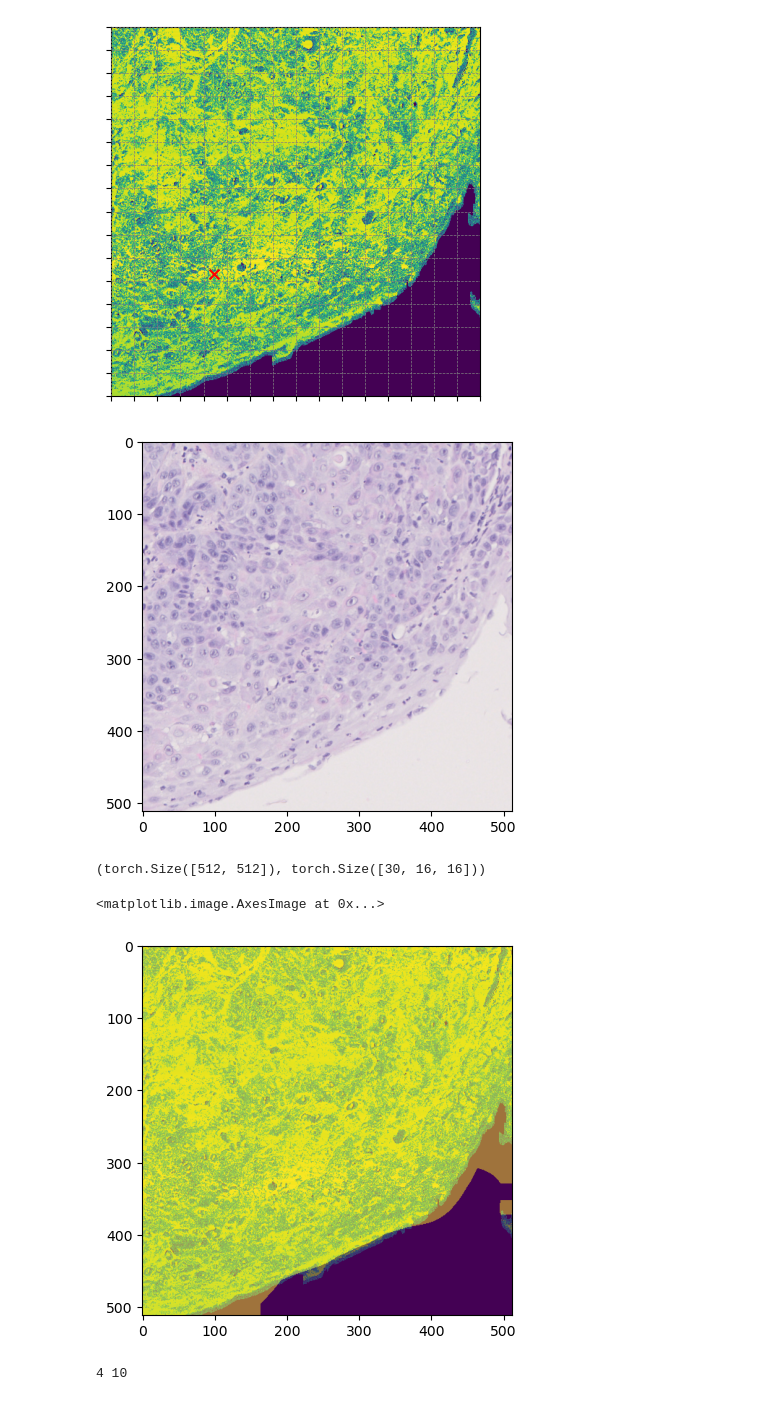
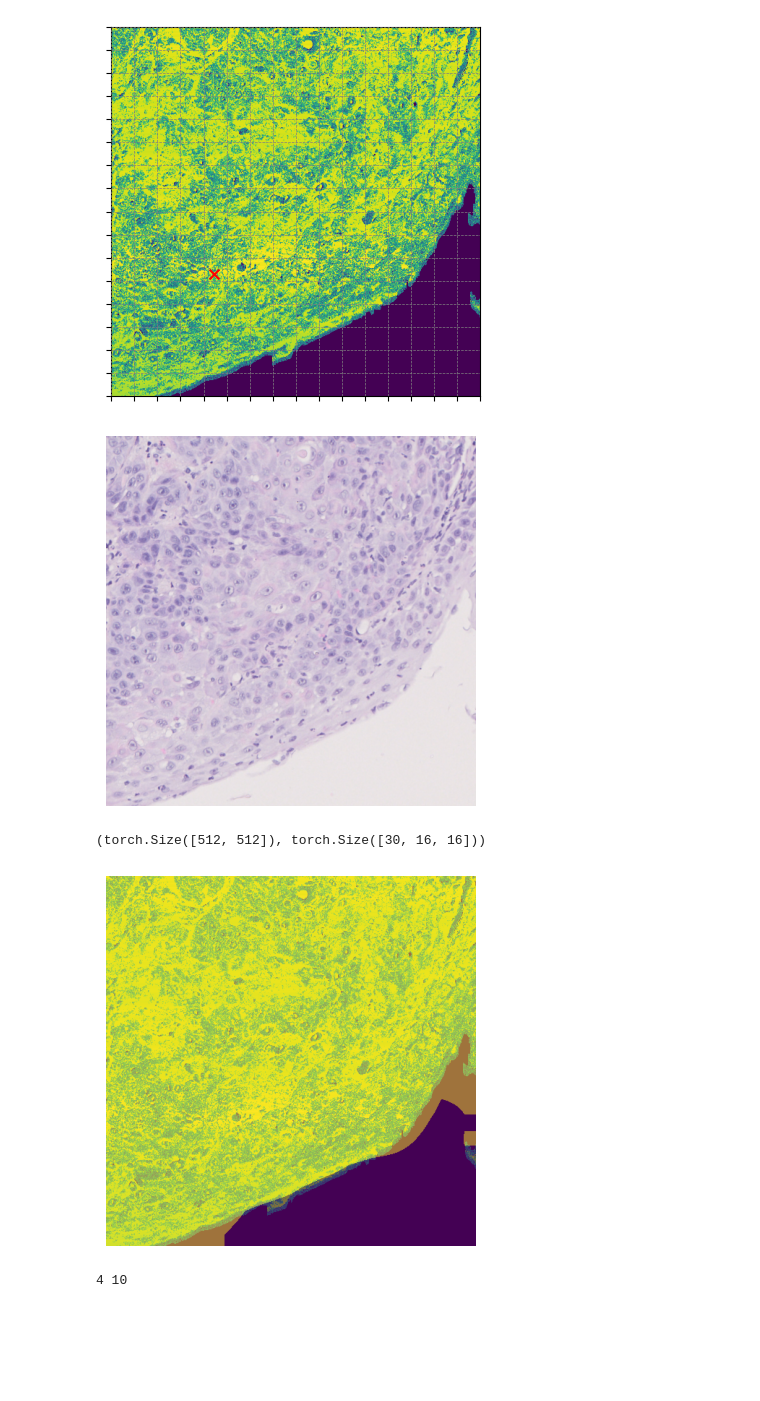
Before and after one commit to cyber-chris/this-does-not-look-like-that, a Jupyter notebook: model_result.ipynb, the cells around one changed output. Cells and saved outputs as stored; diff of their text form; code cells hidden in the pictures; blank space fills up the shorter version.

Commit message:
more image update

```diff
--- a/model_result.ipynb
+++ b/model_result.ipynb
@@ -363,9 +363,10 @@ plt.show()
 [figure]
 # %%
 plt.imshow(selected_hne_patch)
+plt.axis('off')
 plt.show()
 # %% [output]
-[figure, old version]
+[figure, new version]
 # %%
 with torch.inference_mode():
     patch_cuda = selected_patch.unsqueeze(0).cuda()
@@ -379,9 +380,10 @@ pred.shape, similarity_map.shape
 # %%
 plt.imshow(selected_patch[0].cpu().numpy())
 plt.imshow(pred.cpu().numpy(), alpha=0.5)
+plt.axis('off')
+plt.show()
 # %% [output]
-<matplotlib.image.AxesImage at 0x...>
-[figure, old version]
+[figure, new version]
 # %%
 # %%
 map_pos_x, map_pos_y = selected_pixel_x // 32, selected_pixel_y // 32
```
